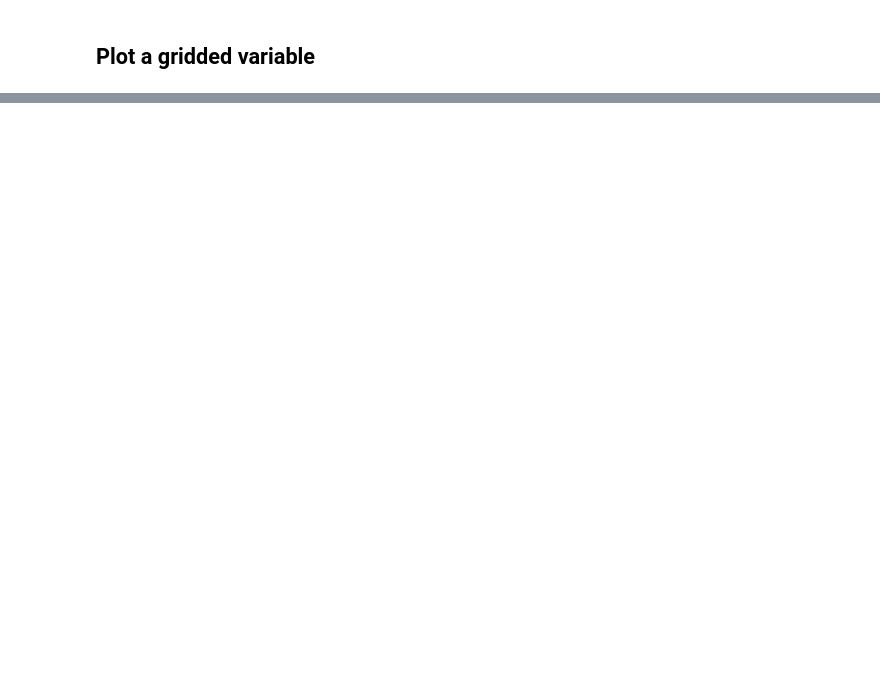
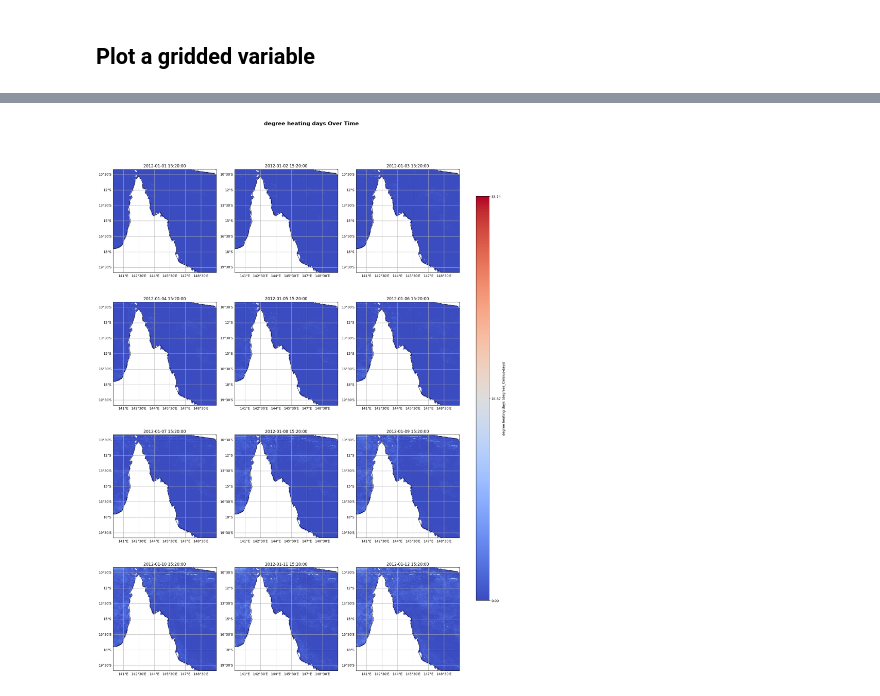
Before and after one commit to aodn/aodn_cloud_optimised, a Jupyter notebook: notebooks/satellite_austemp_dhd_8day.ipynb, the cells around one changed output, grey strips where cells are left out. Cells and saved outputs as stored; diff of their text form; code cells hidden in the pictures; blank space fills up the shorter version.

```diff
--- a/notebooks/satellite_austemp_dhd_8day.ipynb
+++ b/notebooks/satellite_austemp_dhd_8day.ipynb
@@ -77,12 +89,13 @@ time_series_df = aodn_dataset.get_timeseries_data(var_name='analysed_sst',
 ## Plot a gridded variable
 # %%
 %%time
-time_series_df = aodn_dataset.plot_gridded_variable(var_name='analysed_sst',
-                                                    date_start='2008-06-01',
-                                                    lon_name_override="longitude",
-                                                    lat_name_override="latitude",
-                                                    lon_slice=(120, 150),
-                                                    lat_slice=(-50, -30),
-                                                    n_days=6,
+time_series_df = aodn_dataset.plot_gridded_variable(var_name='dhd',
+                                                    date_start='2012-01-02',
+                                                    #lon_name_override="longitude",
+                                                    #lat_name_override="latitude",
+                                                    lon_slice=(140, 150),
+                                                    lat_slice=(-20, -10),
+                                                    n_days=12,
                                                     coastline_resolution="110m",
                                                     log_scale=False)
+# %% [output]
@@ -88,0 +103 @@ time_series_df = aodn_dataset.plot_gridded_variable(var_name='analysed_sst',
+[figure, added]
```
Also changed, not shown: parts of 7 cells of this notebook.
